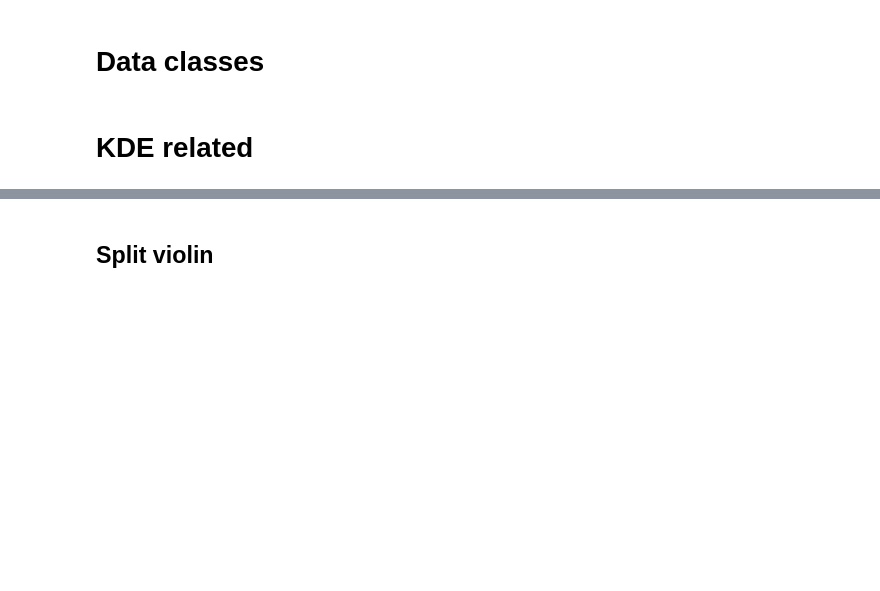
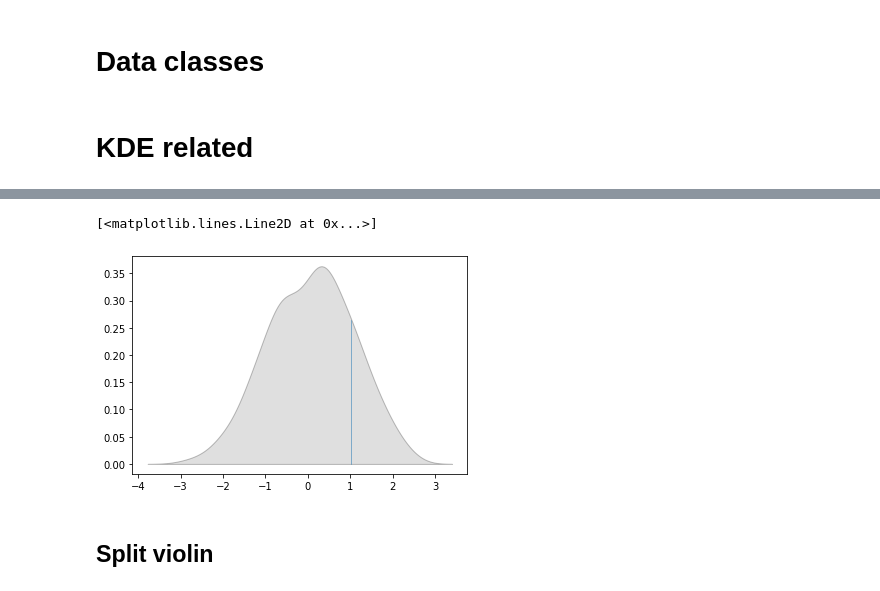
Before and after one commit to fossbert/Python_Packages, a Jupyter notebook: Dev_cbviz.ipynb, the cells around one changed output, grey strips where cells are left out. Cells and saved outputs as stored; diff of their text form; code cells hidden in the pictures; blank space fills up the shorter version.

```diff
--- a/Dev_cbviz.ipynb
+++ b/Dev_cbviz.ipynb
@@ -37,0 +42,4 @@ DataMix(df)
+# %%
+data = pd.Series(np.random.normal(size=200), index=['val' + str(i) for i in range(200)])
+# %%
+kde = KDE(data)#, grid_kwargs={'gridsize':500, 'cut':1})
@@ -38,3 +53,10 @@ DataMix(df)
+# %%
+plt.fill_between(kde.curve.grid, kde.curve.density, edgecolor='k', facecolor='0.5', alpha=0.25)
+x, y = kde.find_position('val1')
+plt.plot([x]*2, [0, y], lw=0.5)
+# %% [output]
+[<matplotlib.lines.Line2D at 0x...>]
+[figure, added]
 # %% [markdown]
 ## Split violin
 # %%
```
Also changed, not shown: parts of 4 cells of this notebook, 2 other files.
